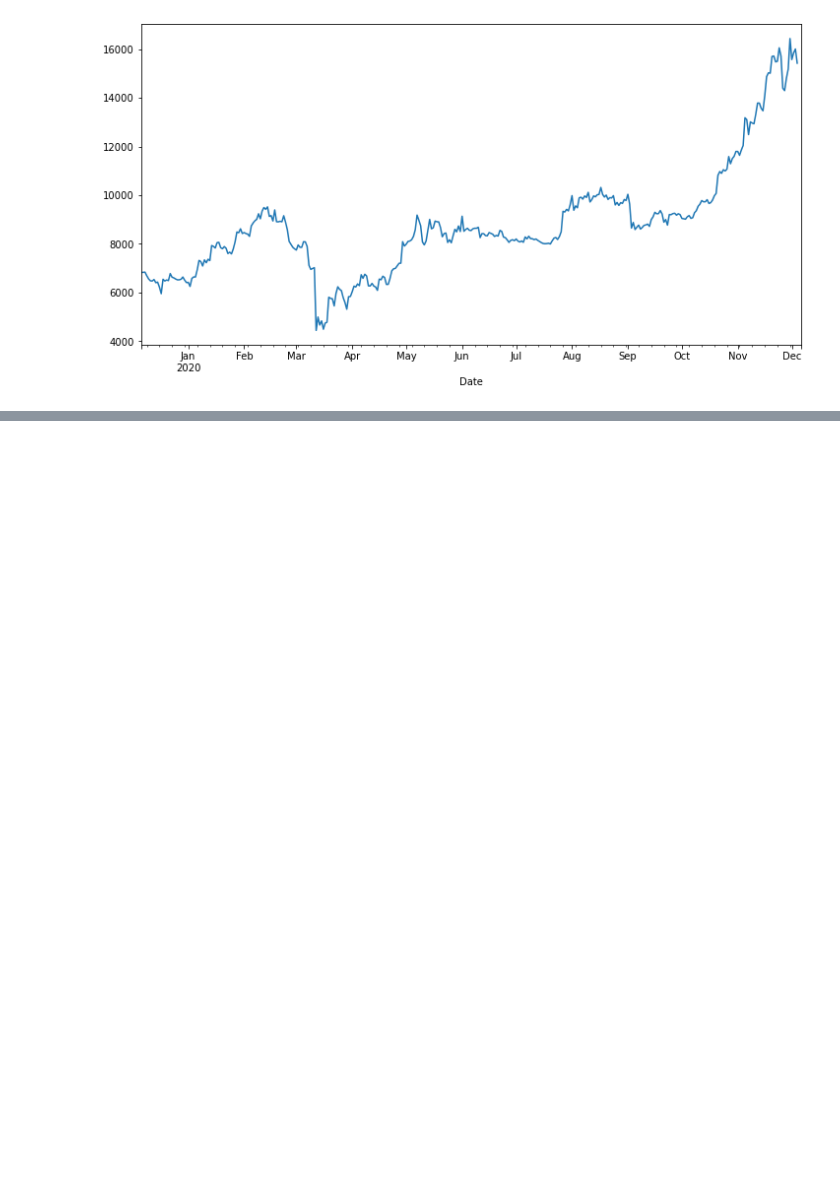
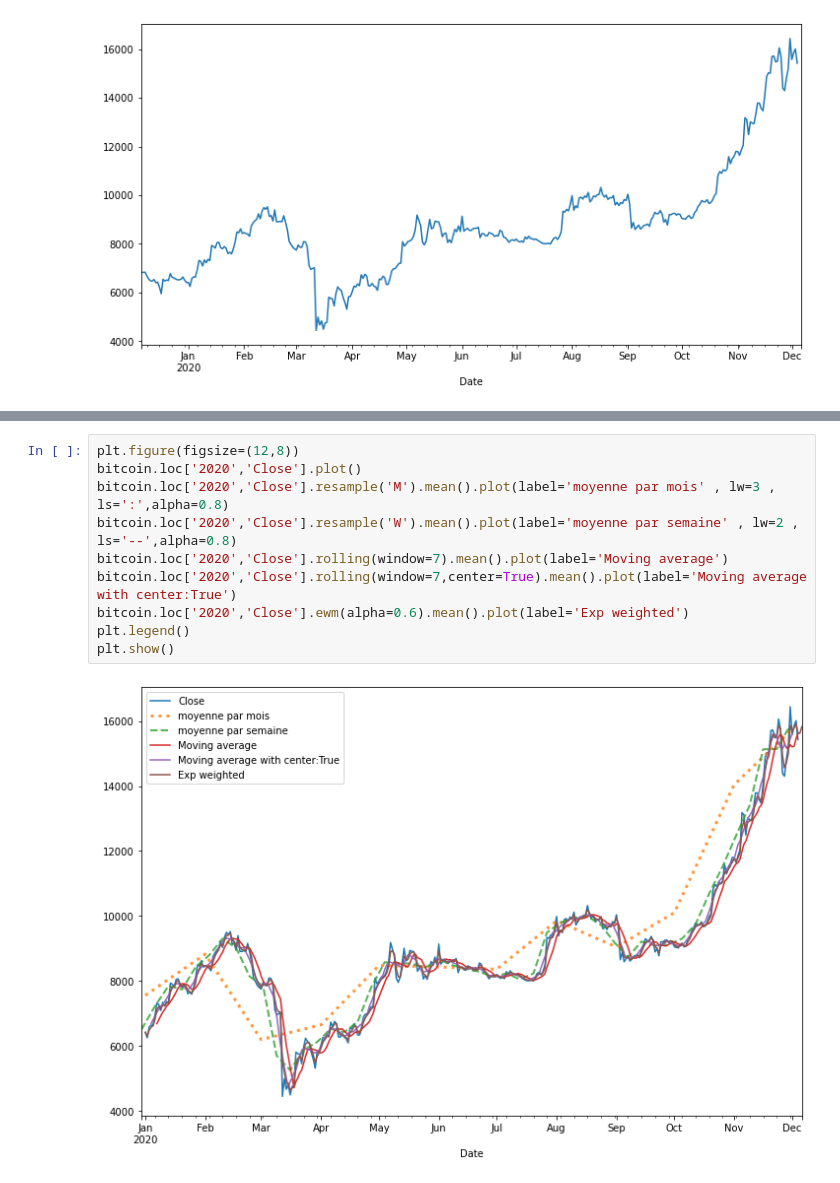
Before and after one commit to ab3masta/pythonMachineLearnia, a Jupyter notebook: pandas_timeseries_Bitcoin.ipynb, the cells around one changed output, grey strips where cells are left out. Drawn from its saved outputs; the diff is of its cells as text; blank space fills up the shorter version.

```diff
--- a/pandas_timeseries_Bitcoin.ipynb
+++ b/pandas_timeseries_Bitcoin.ipynb
@@ -26,0 +53,12 @@ bitcoin['2019-12']['Close'].plot()
+# %%
+plt.figure(figsize=(12,8))
+bitcoin.loc['2020','Close'].plot()
+bitcoin.loc['2020','Close'].resample('M').mean().plot(label='moyenne par mois' , lw=3 , ls=':',alpha=0.8)
+bitcoin.loc['2020','Close'].resample('W').mean().plot(label='moyenne par semaine' , lw=2 , ls='--',alpha=0.8)
+bitcoin.loc['2020','Close'].rolling(window=7).mean().plot(label='Moving average')
+bitcoin.loc['2020','Close'].rolling(window=7,center=True).mean().plot(label='Moving average with center:True')
+bitcoin.loc['2020','Close'].ewm(alpha=0.6).mean().plot(label='Exp weighted')
+plt.legend()
+plt.show()
+# %% [output]
+[figure, added]
```
Also changed, not shown: parts of 21 cells of this notebook, 7 other files.
